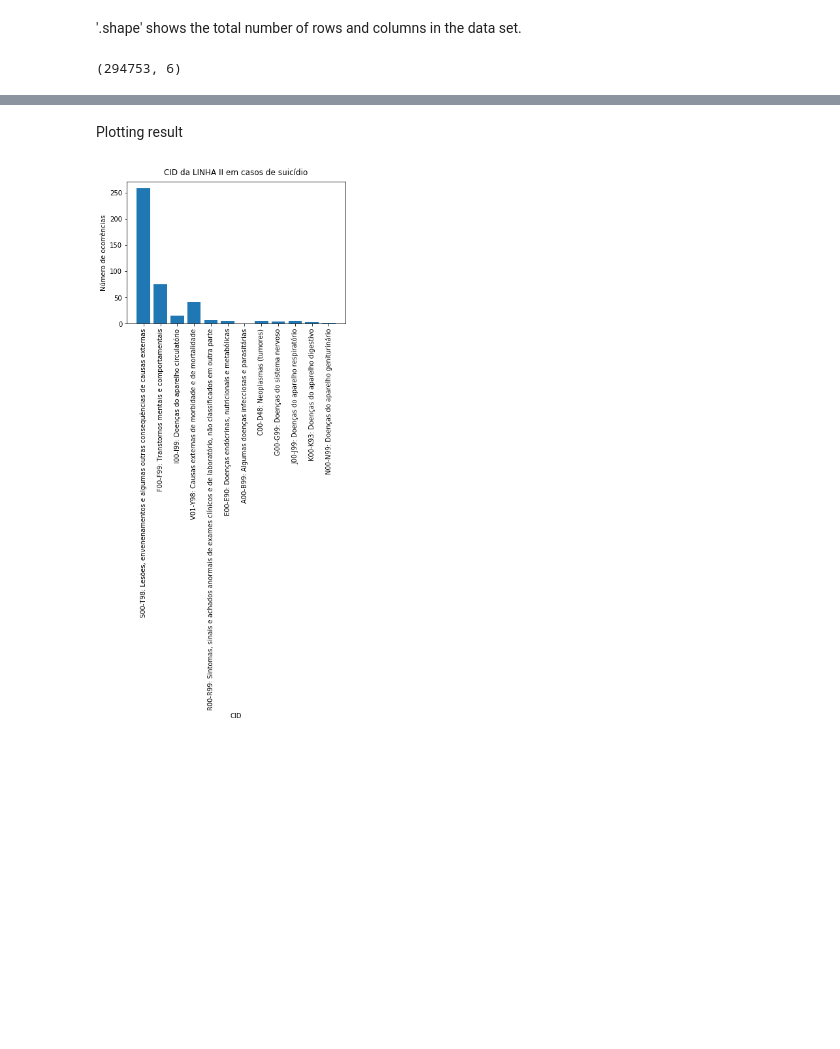
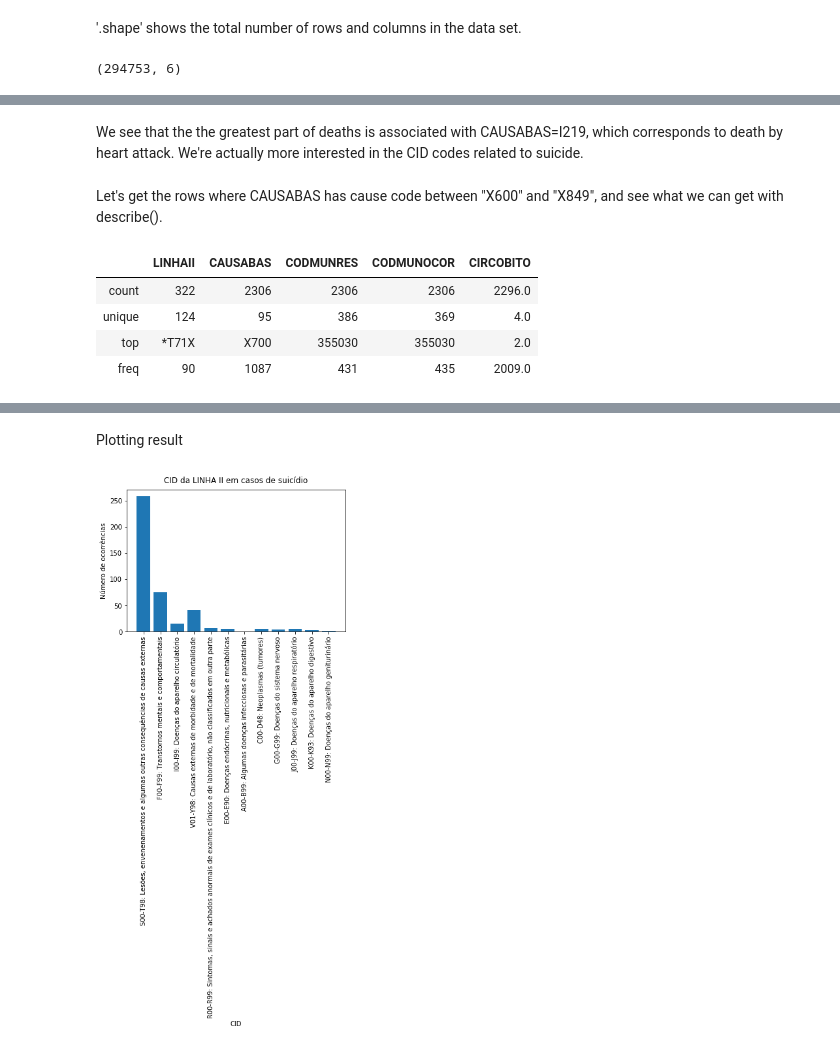
Before and after one commit to pypas/suicities-datasus, a Jupyter notebook: EDA_TCC.ipynb, the cells around one changed output, grey strips where cells are left out. Cells and saved outputs as stored; diff of their text form; code cells hidden in the pictures; blank space fills up the shorter version.

```diff
--- a/EDA_TCC.ipynb
+++ b/EDA_TCC.ipynb
@@ -45,0 +66,14 @@ df.describe()
+# %% [markdown]
+We see that the the greatest part of deaths is associated with CAUSABAS=I219, which corresponds to death by heart attack.
+We're actually more interested in the CID codes related to suicide.
+# %% [markdown]
+Let's get the rows where CAUSABAS has cause code between "X600" and "X849", and see what we can get with describe().
+# %%
+df_causabas = df.loc[(df['CAUSABAS'].notnull()) & (df["CAUSABAS"].astype(str) >= "X600") & (df["CAUSABAS"].astype(str) <= "X849")]
+df_causabas[["LINHAII", "CAUSABAS", "CODMUNRES", "CODMUNOCOR", "CIRCOBITO"]].describe()
+# %% [output]
+|  | LINHAII | CAUSABAS | CODMUNRES | CODMUNOCOR | CIRCOBITO |
+| count | 322 | 2306 | 2306 | 2306 | 2296.0 |
+| unique | 124 | 95 | 386 | 369 | 4.0 |
+| top | *T71X | X700 | 355030 | 355030 | 2.0 |
+| freq | 90 | 1087 | 431 | 435 | 2009.0 |
```
Also changed, not shown: parts of 18 cells of this notebook, 1 other file.
